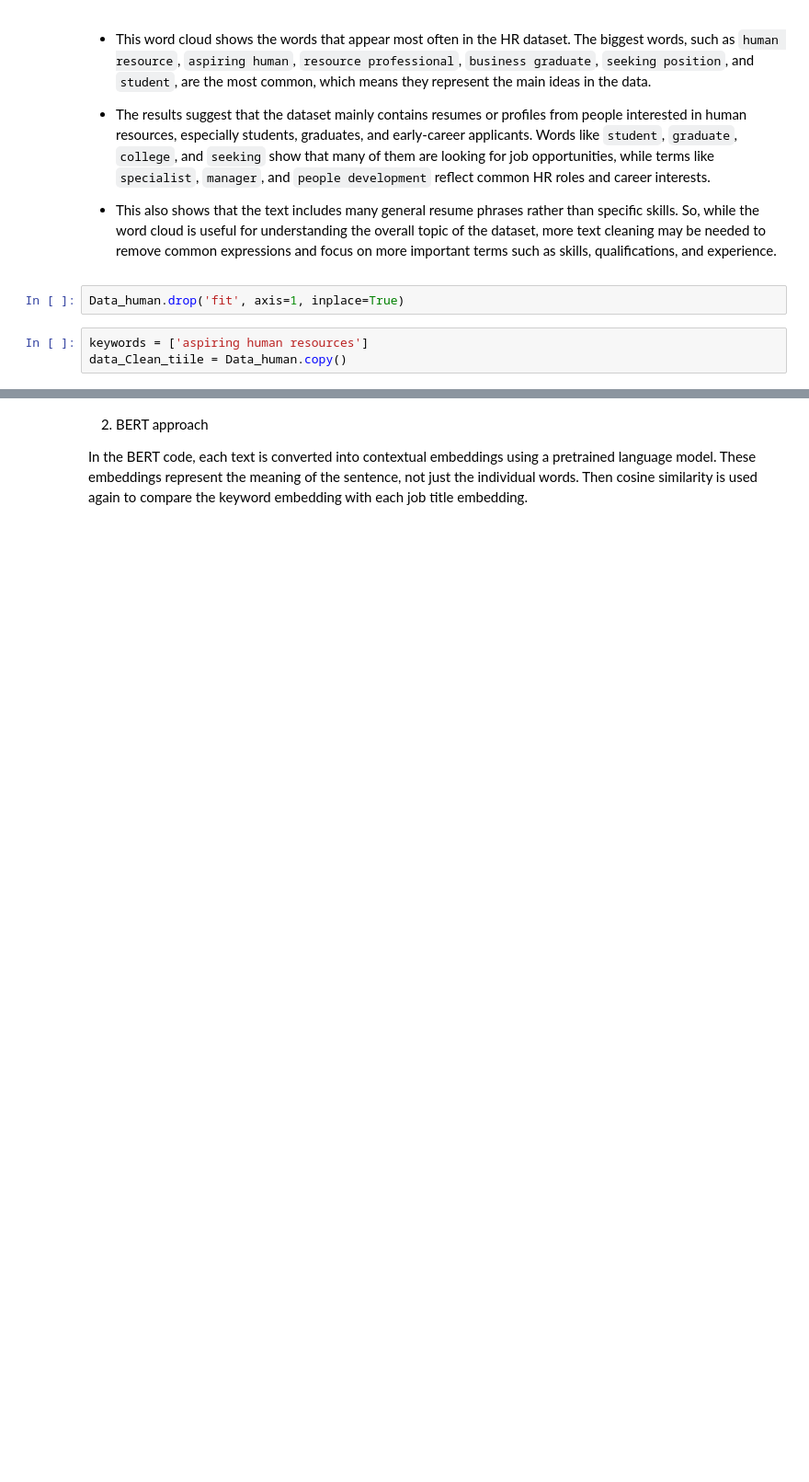
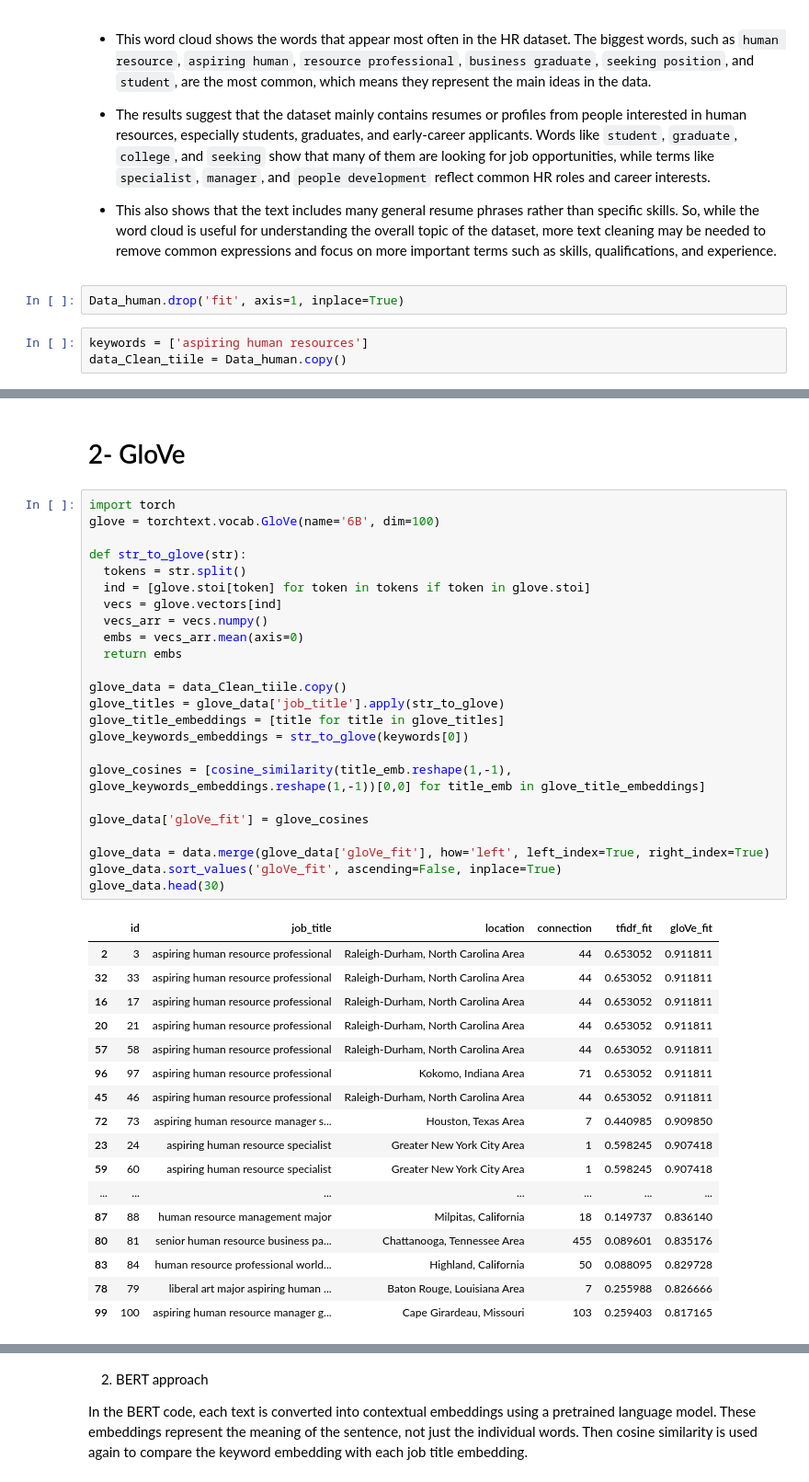
Before and after one commit to Ch-Ibrahim/nRhDDUb08MZl0Gfa, a Jupyter notebook: Potential Talents-Human Resources.ipynb, the cells around one changed output, grey strips where cells are left out. Shown at 92% size. Drawn from its saved outputs; the diff is of its cells as text; blank space fills up the shorter version.

```diff
--- a/Potential Talents-Human Resources.ipynb
+++ b/Potential Talents-Human Resources.ipynb
@@ -339,0 +341,44 @@ data.head(10)
+# %% [markdown]
+# 2- GloVe
+# %%
+import torch
+glove = torchtext.vocab.GloVe(name='6B', dim=100)
+
+def str_to_glove(str):
+  tokens = str.split()
+  ind = [glove.stoi[token] for token in tokens if token in glove.stoi]
+  vecs = glove.vectors[ind]
+  vecs_arr = vecs.numpy()
+  embs = vecs_arr.mean(axis=0)
+  return embs
+
+glove_data = data_Clean_tiile.copy()
+glove_titles = glove_data['job_title'].apply(str_to_glove)
+glove_title_embeddings = [title for title in glove_titles]
+glove_keywords_embeddings = str_to_glove(keywords[0])
+
+glove_cosines = [cosine_similarity(title_emb.reshape(1,-1), glove_keywords_embeddings.reshape(1,-1))[0,0] for title_emb in glove_title_embeddings]
+
+glove_data['gloVe_fit'] = glove_cosines
+
+glove_data = data.merge(glove_data['gloVe_fit'], how='left', left_index=True, right_index=True)
+glove_data.sort_values('gloVe_fit', ascending=False, inplace=True)
+glove_data.head(30)
+# %% [output]
+|  | id | job_title | location | connection | tfidf_fit | gloVe_fit |
+| 2 | 3 | aspiring human resource professional | Raleigh-Durham, North Carolina Area | 44 | 0.653052 | 0.911811 |
+| 32 | 33 | aspiring human resource professional | Raleigh-Durham, North Carolina Area | 44 | 0.653052 | 0.911811 |
+| 16 | 17 | aspiring human resource professional | Raleigh-Durham, North Carolina Area | 44 | 0.653052 | 0.911811 |
+| 20 | 21 | aspiring human resource professional | Raleigh-Durham, North Carolina Area | 44 | 0.653052 | 0.911811 |
+| 57 | 58 | aspiring human resource professional | Raleigh-Durham, North Carolina Area | 44 | 0.653052 | 0.911811 |
+| 96 | 97 | aspiring human resource professional | Kokomo, Indiana Area | 71 | 0.653052 | 0.911811 |
+| 45 | 46 | aspiring human resource professional | Raleigh-Durham, North Carolina Area | 44 | 0.653052 | 0.911811 |
+| 72 | 73 | aspiring human resource manager s... | Houston, Texas Area | 7 | 0.440985 | 0.909850 |
+| 23 | 24 | aspiring human resource specialist | Greater New York City Area | 1 | 0.598245 | 0.907418 |
+| 59 | 60 | aspiring human resource specialist | Greater New York City Area | 1 | 0.598245 | 0.907418 |
+| ... | ... | ... | ... | ... | ... | ... |
+| 87 | 88 | human resource management major | Milpitas, California | 18 | 0.149737 | 0.836140 |
+| 80 | 81 | senior human resource business pa... | Chattanooga, Tennessee Area | 455 | 0.089601 | 0.835176 |
+| 83 | 84 | human resource professional world... | Highland, California | 50 | 0.088095 | 0.829728 |
+| 78 | 79 | liberal art major aspiring human ... | Baton Rouge, Louisiana Area | 7 | 0.255988 | 0.826666 |
+| 99 | 100 | aspiring human resource manager g... | Cape Girardeau, Missouri | 103 | 0.259403 | 0.817165 |
```
Also changed, not shown: parts of 14 cells of this notebook.
